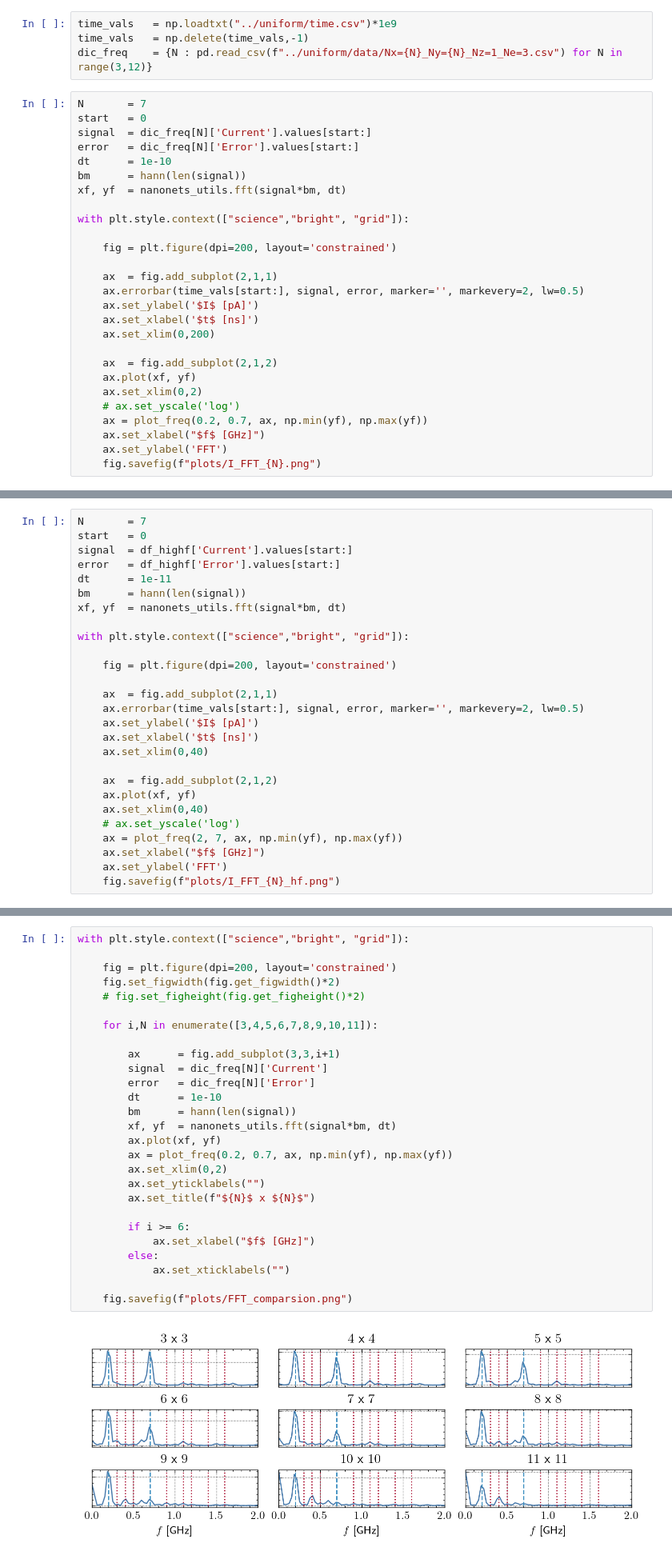
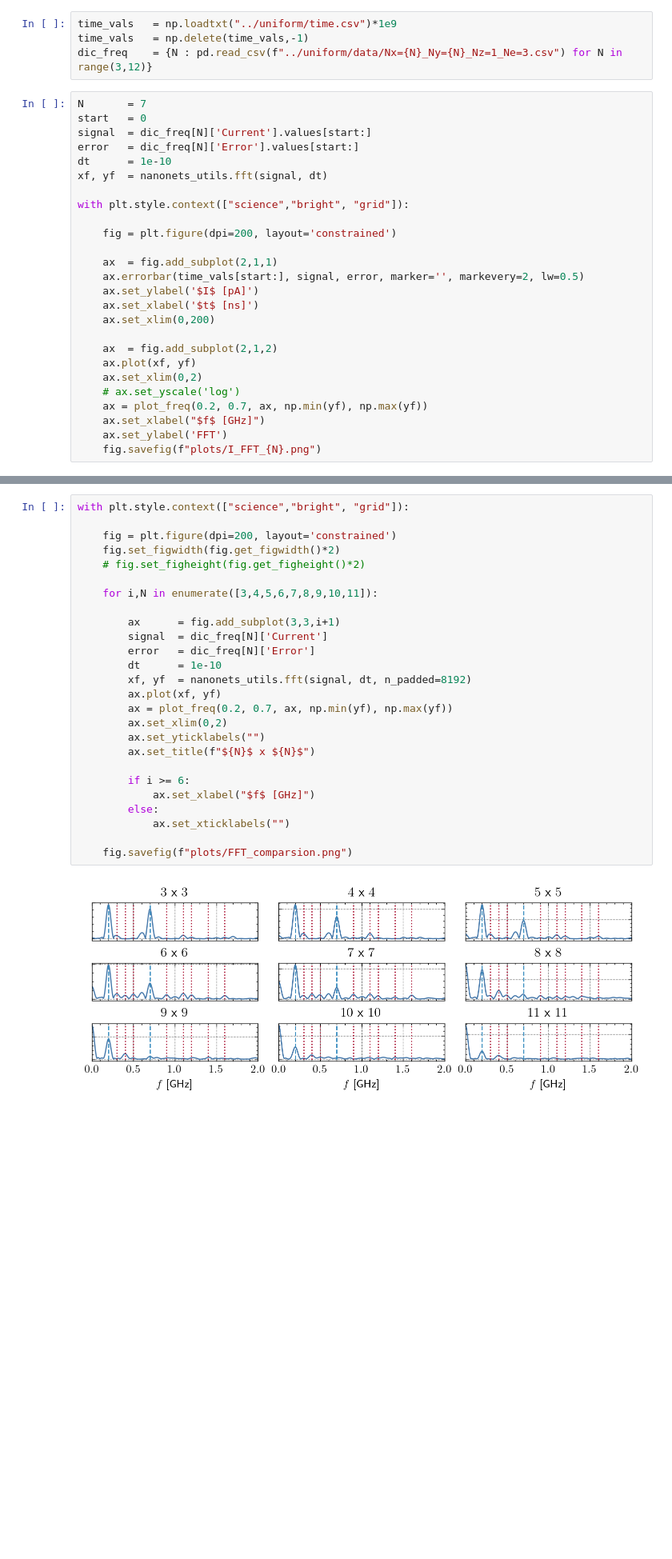
Before and after one commit to JonasMnsing/NanoNets, a Jupyter notebook: scripts/2_funding_period/WP2/freq_double/nbk/freq_double.ipynb, the cells around one changed output, grey strips where cells are left out. Shown at 80% size. Cells and saved outputs as stored; diff of their text form; blank space fills up the shorter version.

```diff
--- a/scripts/2_funding_period/WP2/freq_double/nbk/freq_double.ipynb
+++ b/scripts/2_funding_period/WP2/freq_double/nbk/freq_double.ipynb
@@ -60,8 +60,7 @@ start   = 0
 signal  = dic_freq[N]['Current'].values[start:]
 error   = dic_freq[N]['Error'].values[start:]
 dt      = 1e-10
-bm      = hann(len(signal))
-xf, yf  = nanonets_utils.fft(signal*bm, dt)
+xf, yf  = nanonets_utils.fft(signal, dt)
 
 with plt.style.context(["science","bright", "grid"]):
 
@@ -105,27 +84,0 @@ df_highf
-# %%
-N       = 7
-start   = 0
-signal  = df_highf['Current'].values[start:]
-error   = df_highf['Error'].values[start:]
-dt      = 1e-11
-bm      = hann(len(signal))
-xf, yf  = nanonets_utils.fft(signal*bm, dt)
-
-with plt.style.context(["science","bright", "grid"]):
-
-    fig = plt.figure(dpi=200, layout='constrained')
-
-    ax  = fig.add_subplot(2,1,1)
-    ax.errorbar(time_vals[start:], signal, error, marker='', markevery=2, lw=0.5)
-    ax.set_ylabel('$I$ [pA]')
-    ax.set_xlabel('$t$ [ns]')
-    ax.set_xlim(0,40)
-
-    ax  = fig.add_subplot(2,1,2)
-    ax.plot(xf, yf)
-    ax.set_xlim(0,40)
-    # ax.set_yscale('log')
-    ax = plot_freq(2, 7, ax, np.min(yf), np.max(yf))
-    ax.set_xlabel("$f$ [GHz]")
-    ax.set_ylabel('FFT')
-    fig.savefig(f"plots/I_FFT_{N}_hf.png")
@@ -134,29 +85,28 @@ with plt.style.context(["science","bright", "grid"]):
 # %%
 with plt.style.context(["science","bright", "grid"]):
 
     fig = plt.figure(dpi=200, layout='constrained')
     fig.set_figwidth(fig.get_figwidth()*2)
     # fig.set_figheight(fig.get_figheight()*2)
 
     for i,N in enumerate([3,4,5,6,7,8,9,10,11]):
 
         ax      = fig.add_subplot(3,3,i+1)
         signal  = dic_freq[N]['Current']
         error   = dic_freq[N]['Error']
         dt      = 1e-10
-        bm      = hann(len(signal))
-        xf, yf  = nanonets_utils.fft(signal*bm, dt)
+        xf, yf  = nanonets_utils.fft(signal, dt, n_padded=8192)
         ax.plot(xf, yf)
         ax = plot_freq(0.2, 0.7, ax, np.min(yf), np.max(yf))
         ax.set_xlim(0,2)
         ax.set_yticklabels("")
         ax.set_title(f"${N}$ x ${N}$")
 
         if i >= 6:
             ax.set_xlabel("$f$ [GHz]")
         else:
             ax.set_xticklabels("")
 
     fig.savefig(f"plots/FFT_comparsion.png")
 # %% [output]
-[figure, old version]
+[figure, new version]
```
Also changed, not shown: parts of 12 cells of this notebook, 5 other files.
